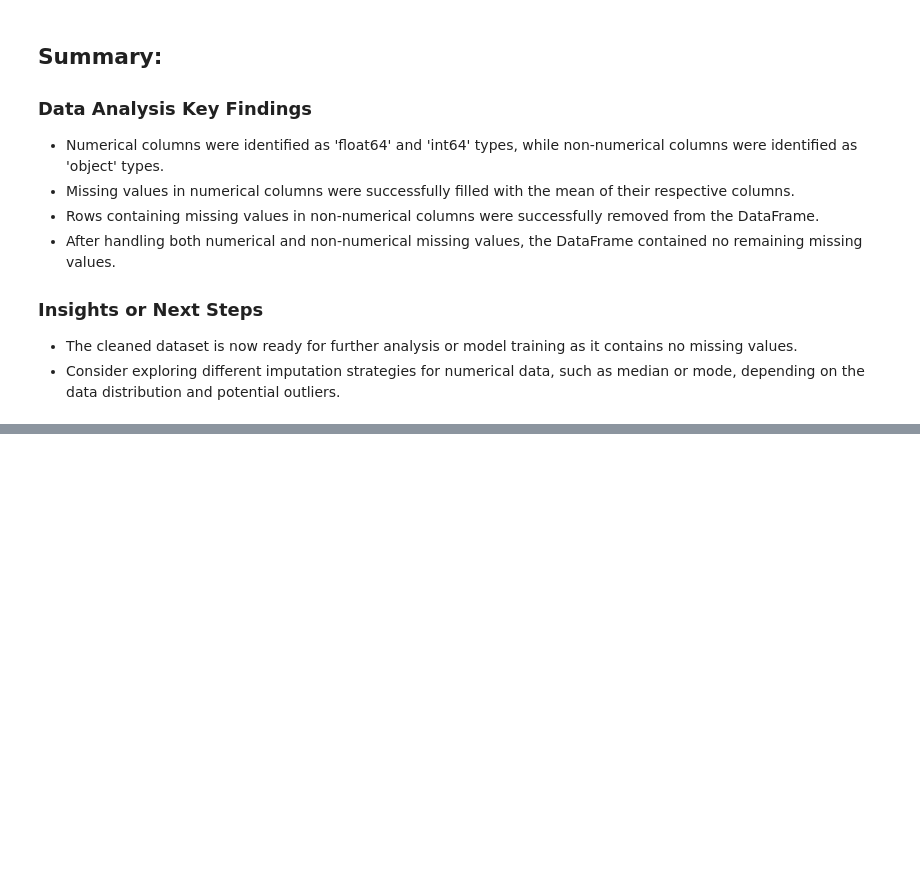
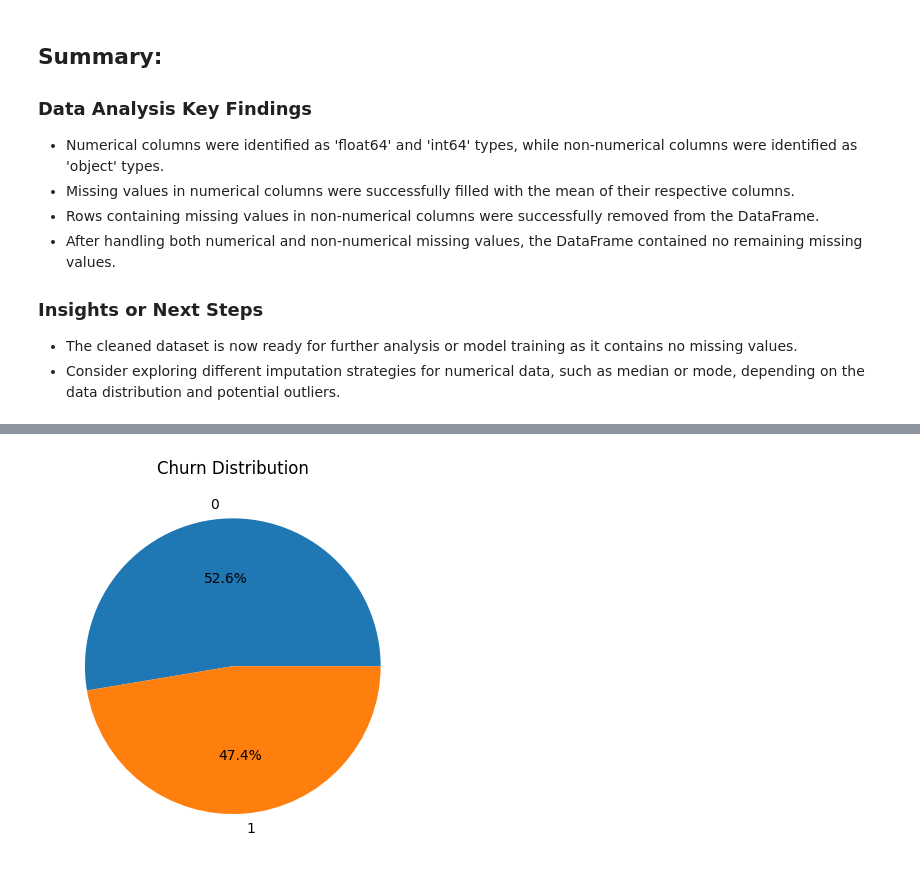
Before and after one commit to danai-coder/Customer-Churn-Analysis-Model, a Jupyter notebook: Customer_Churn_Analysis_Capstone.ipynb, the cells around one changed output, grey strips where cells are left out. Cells and saved outputs as stored; diff of their text form; code cells hidden in the pictures; blank space fills up the shorter version.

```diff
--- a/Customer_Churn_Analysis_Capstone.ipynb
+++ b/Customer_Churn_Analysis_Capstone.ipynb
@@ -218,0 +332,7 @@ df.to_csv('cleaned_customer_churn_dataset.csv', index=False)
+# %%
+df['Churn'].value_counts().plot(kind='pie')
+plt.title('Churn Distribution')
+plt.ylabel('')
+plt.show()
+# %% [output]
+[figure, added]
```
Also changed, not shown: parts of 39 cells of this notebook.
